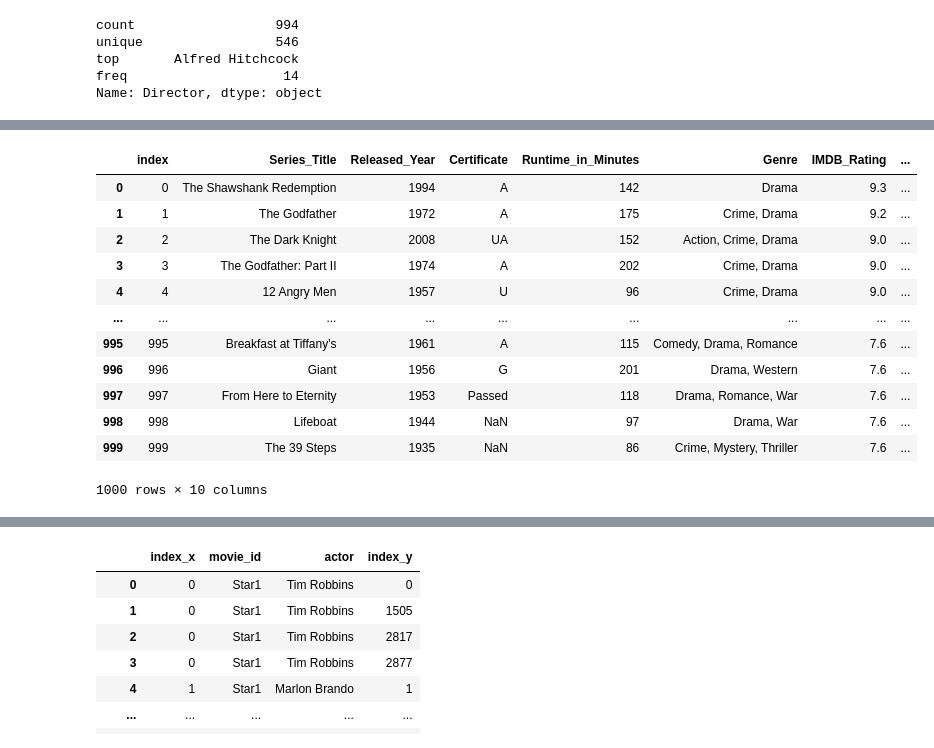
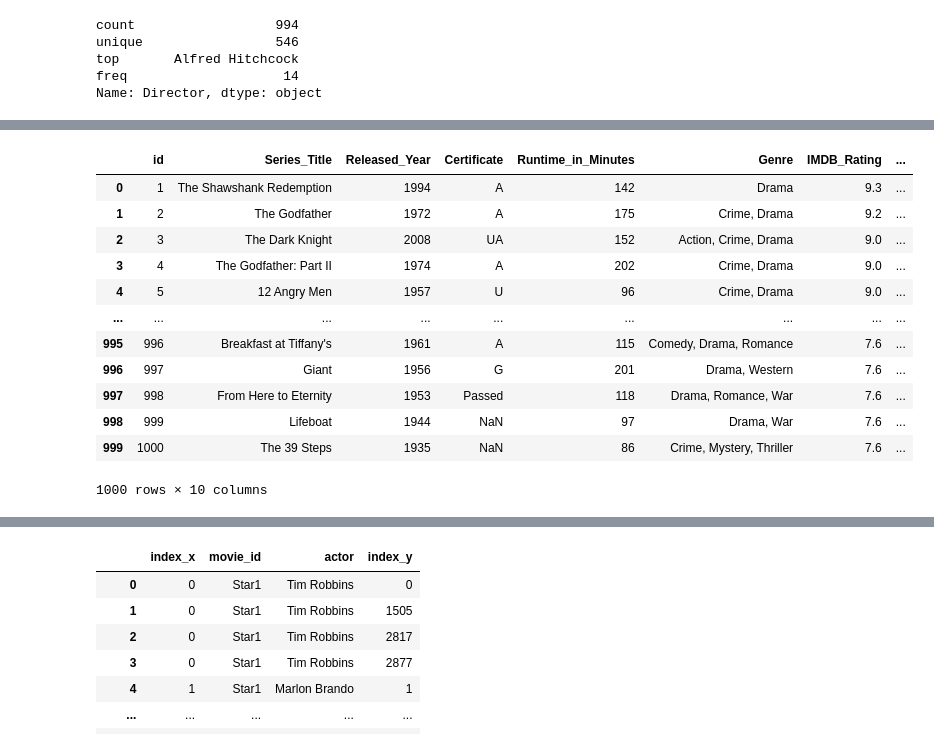
Before and after one commit to Costa-LG/Movies-Data-Analysis, a Jupyter notebook: Cleaning_Data.ipynb, the cells around one changed output, grey strips where cells are left out. Drawn from its saved outputs; the diff is of its cells as text; code cells hidden in the pictures.

```diff
--- a/Cleaning_Data.ipynb
+++ b/Cleaning_Data.ipynb
@@ -7,9 +8,13 @@ import re
 # %% [markdown]
 # Opening File
 # %%
-file_path = "C:\\Users\\lguil\\OneDrive\\Documentos\\GitHub\\Movies-Data-Analysis\\Data\\imdb.csv"
+file_path = "C:\\Users\\lguil\\OneDrive\\Documentos\\GitHub\\Movies-Data-Analysis\\Data\\imdb_top_1000.csv"
 # %%
 df = pd.read_csv(file_path, sep = ';')
+# %%
+df.reset_index(inplace = True)
+df.rename(columns= {"index" : "id"}, inplace = True)
+df.id += 1
 # %%
 # peek at the dataframe
 df.head()
@@ -206,18 +186,18 @@ for item in df.Director.unique():
 # %%
-movies = pd.DataFrame(data = df, columns = ["index", "Series_Title", "Released_Year", "Certificate", "Runtime_in_Minutes", "Genre", "IMDB_Rating", "Meta_score", "No_of_Votes", "Gross"])
+movies = pd.DataFrame(data = df, columns = ["id", "Series_Title", "Released_Year", "Certificate", "Runtime_in_Minutes", "Genre", "IMDB_Rating", "Meta_score", "No_of_Votes", "Gross"])
 movies
 # %% [output]
-|  | index | Series_Title | Released_Year | Certificate | Runtime_in_Minutes | Genre | IMDB_Rating | ... |
-| 0 | 0 | The Shawshank Redemption | 1994 | A | 142 | Drama | 9.3 | ... |
-| 1 | 1 | The Godfather | 1972 | A | 175 | Crime, Drama | 9.2 | ... |
-| 2 | 2 | The Dark Knight | 2008 | UA | 152 | Action, Crime, Drama | 9.0 | ... |
-| 3 | 3 | The Godfather: Part II | 1974 | A | 202 | Crime, Drama | 9.0 | ... |
-| 4 | 4 | 12 Angry Men | 1957 | U | 96 | Crime, Drama | 9.0 | ... |
+|  | id | Series_Title | Released_Year | Certificate | Runtime_in_Minutes | Genre | IMDB_Rating | ... |
+| 0 | 1 | The Shawshank Redemption | 1994 | A | 142 | Drama | 9.3 | ... |
+| 1 | 2 | The Godfather | 1972 | A | 175 | Crime, Drama | 9.2 | ... |
+| 2 | 3 | The Dark Knight | 2008 | UA | 152 | Action, Crime, Drama | 9.0 | ... |
+| 3 | 4 | The Godfather: Part II | 1974 | A | 202 | Crime, Drama | 9.0 | ... |
+| 4 | 5 | 12 Angry Men | 1957 | U | 96 | Crime, Drama | 9.0 | ... |
 | ... | ... | ... | ... | ... | ... | ... | ... | ... |
-| 995 | 995 | Breakfast at Tiffany's | 1961 | A | 115 | Comedy, Drama, Romance | 7.6 | ... |
-| 996 | 996 | Giant | 1956 | G | 201 | Drama, Western | 7.6 | ... |
-| 997 | 997 | From Here to Eternity | 1953 | Passed | 118 | Drama, Romance, War | 7.6 | ... |
-| 998 | 998 | Lifeboat | 1944 | NaN | 97 | Drama, War | 7.6 | ... |
-| 999 | 999 | The 39 Steps | 1935 | NaN | 86 | Crime, Mystery, Thriller | 7.6 | ... |
+| 995 | 996 | Breakfast at Tiffany's | 1961 | A | 115 | Comedy, Drama, Romance | 7.6 | ... |
+| 996 | 997 | Giant | 1956 | G | 201 | Drama, Western | 7.6 | ... |
+| 997 | 998 | From Here to Eternity | 1953 | Passed | 118 | Drama, Romance, War | 7.6 | ... |
+| 998 | 999 | Lifeboat | 1944 | NaN | 97 | Drama, War | 7.6 | ... |
+| 999 | 1000 | The 39 Steps | 1935 | NaN | 86 | Crime, Mystery, Thriller | 7.6 | ... |
 1000 rows × 10 columns
 # %%
```
Also changed, not shown: parts of 17 cells of this notebook, 8 other files.
